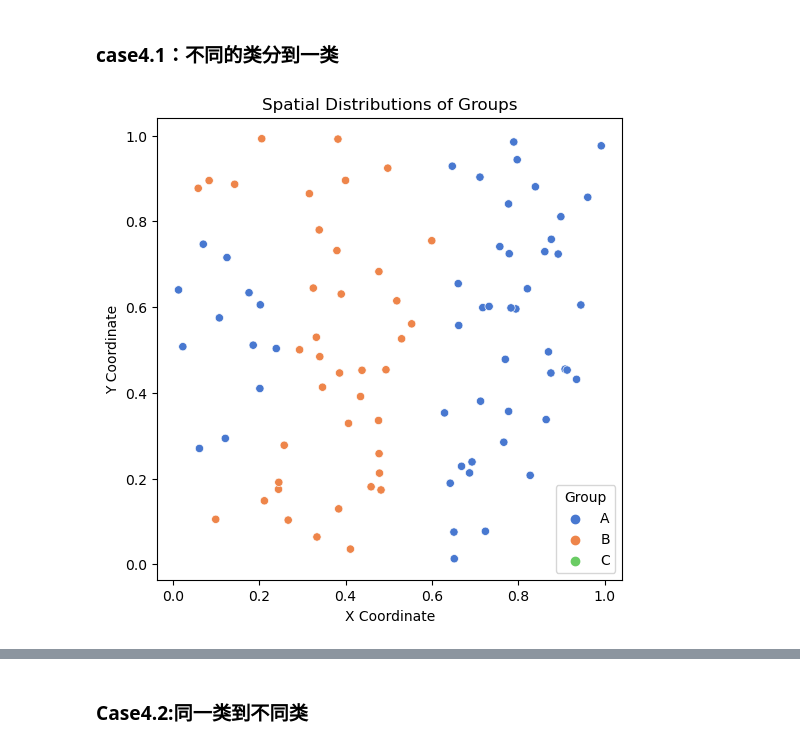
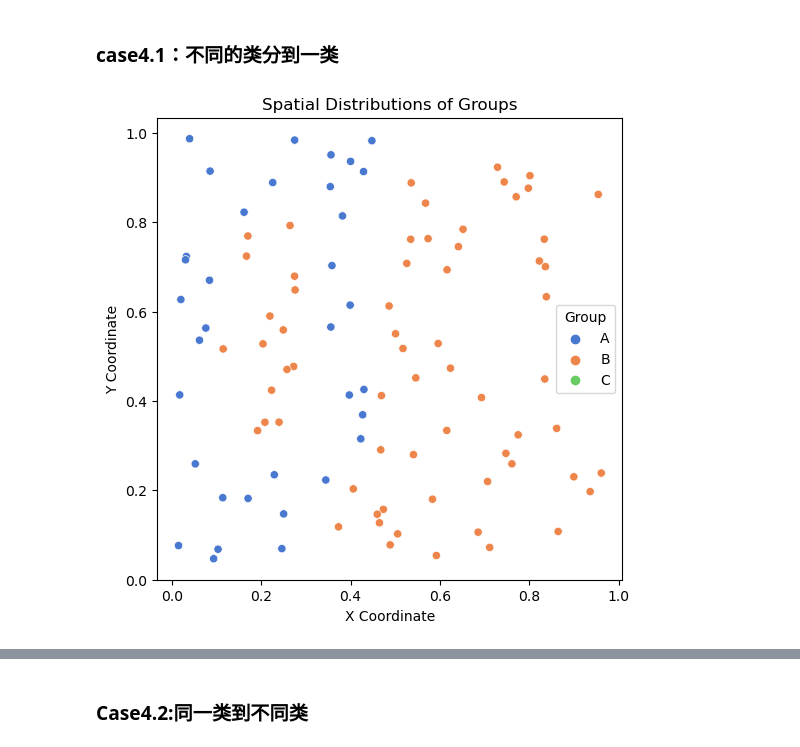
Before and after one commit to YihDu/Spatial-Group-Discrepancy, a Jupyter notebook: Visualization.ipynb, the cells around one changed output, grey strips where cells are left out. Saved outputs shown, nothing was run; the diff lists cells and outputs as text; code cells hidden in the pictures.

```diff
--- a/Visualization.ipynb
+++ b/Visualization.ipynb
@@ -71,6 +71,6 @@ plot("data/simulate/Case2.2/CA_SpatialData.csv")
 # %% [markdown]
 ### case4.1：不同的类分到一类
 # %%
-plot(r"C:\CodeFields\Spatial Group Discrepancy\Code\data\simulate\Case4\4.1\sim_truth_SpatialData.csv")
+plot(r"data/simulate/Case4 (GeneSimilarity)/4.1/4.1(0331)/sim_truth_SpatialData.csv")
 # %% [output]
-[figure, old version]
+[figure, new version]
```
Also changed, not shown: parts of 7 cells of this notebook, 28 other files.
